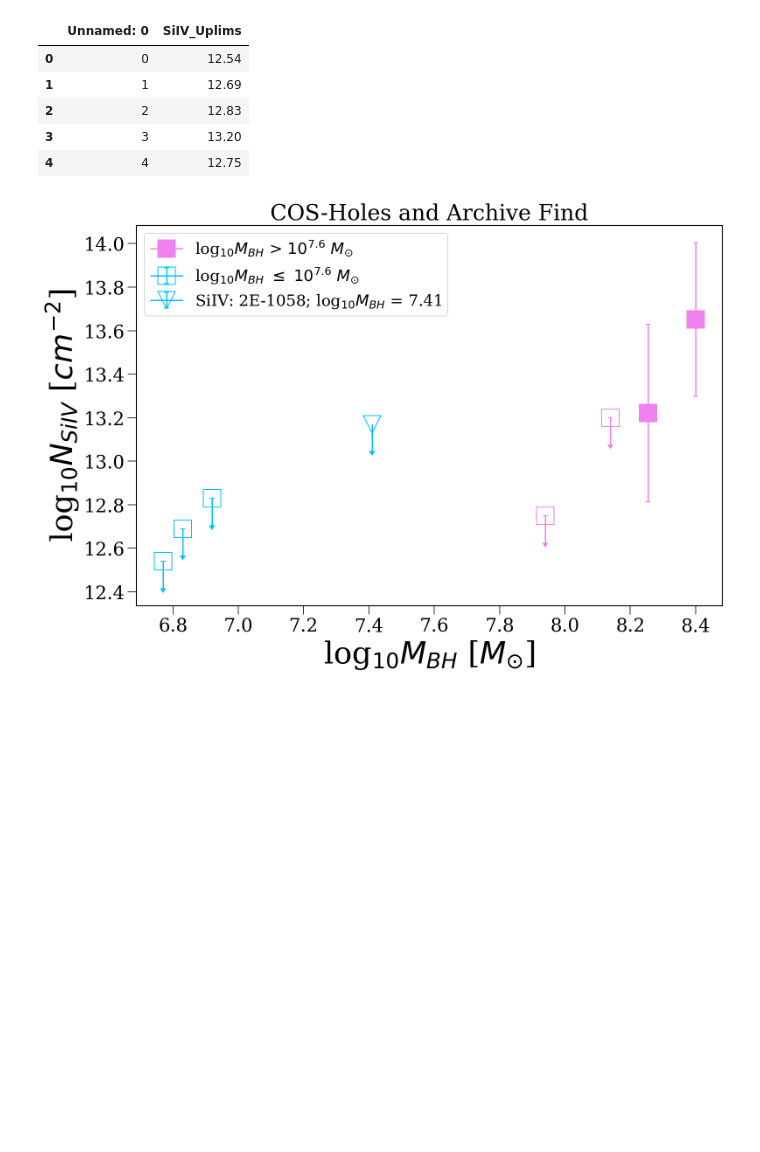
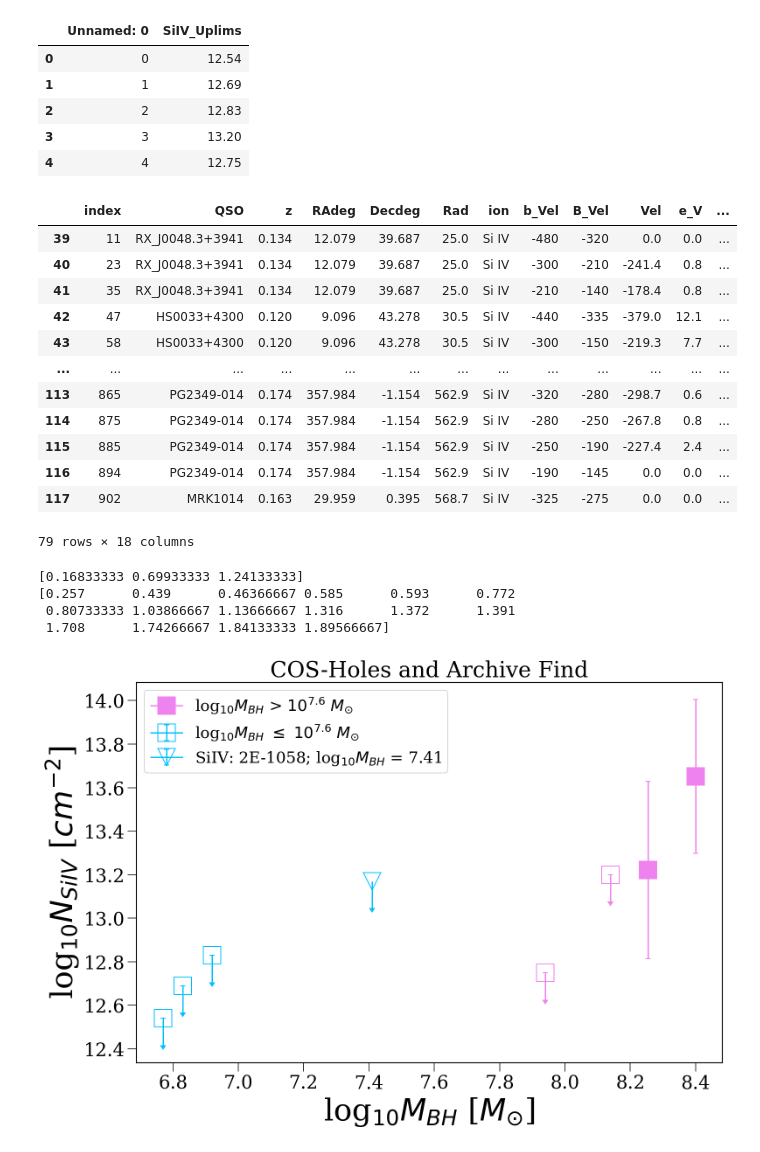
Before and after one commit to samlugarza/COS-Holes, a Jupyter notebook: veeper_and_voigt/COS-Holes_SiIV_Analysis.ipynb, the cells around one changed output. Saved outputs shown, nothing was run; the diff lists cells and outputs as text; code cells hidden in the pictures; blank space fills up the shorter version.

```diff
--- a/veeper_and_voigt/COS-Holes_SiIV_Analysis.ipynb
+++ b/veeper_and_voigt/COS-Holes_SiIV_Analysis.ipynb
@@ -131,11 +131,21 @@ rproj = np.array(gal_param_df['Rproj'])
 # %%
 # #M31 Data (Project AMIGA) Detections (and taking out the MS contaminations)
 
 amiga_2 = pd.read_csv('/Users/samgarza/Documents/Sam_COSHoles_Analysis/amiga_2_civandsiiv_det_sum.csv')
 
 amiga_2_siiv = amiga_2.loc[(amiga_2['ion']=='Si IV')] #& (amiga_2['ion']=='Si IV')]
-
-#Getting the SiIV sums, detections and upper limits
-amiga_2_siiv_sum = amiga_2_siiv.loc[(amiga_2_siiv['sumlogN']!= 0) & (amiga_2_siiv['MS']== 0)]
-amiga_2_siiv_det = amiga_2_siiv_sum.loc[(amiga_2_siiv_sum['f_logN']!= -1) & (amiga_2_siiv_sum['MS']== 0)]
-amiga_2_siiv_up = amiga_2_siiv_sum.loc[(amiga_2_siiv_sum['f_logN']== -1) & (amiga_2_siiv_sum['MS']== 0)]
+amiga_2_siiv
+# %% [output]
+|  | index | QSO | z | RAdeg | Decdeg | Rad | ion | b_Vel | B_Vel | Vel | e_V | ... |
+| 39 | 11 | RX_J0048.3+3941 | 0.134 | 12.079 | 39.687 | 25.0 | Si IV | -480 | -320 | 0.0 | 0.0 | ... |
+| 40 | 23 | RX_J0048.3+3941 | 0.134 | 12.079 | 39.687 | 25.0 | Si IV | -300 | -210 | -241.4 | 0.8 | ... |
+| 41 | 35 | RX_J0048.3+3941 | 0.134 | 12.079 | 39.687 | 25.0 | Si IV | -210 | -140 | -178.4 | 0.8 | ... |
+| 42 | 47 | HS0033+4300 | 0.120 | 9.096 | 43.278 | 30.5 | Si IV | -440 | -335 | -379.0 | 12.1 | ... |
+| 43 | 58 | HS0033+4300 | 0.120 | 9.096 | 43.278 | 30.5 | Si IV | -300 | -150 | -219.3 | 7.7 | ... |
+| ... | ... | ... | ... | ... | ... | ... | ... | ... | ... | ... | ... | ... |
+| 113 | 865 | PG2349-014 | 0.174 | 357.984 | -1.154 | 562.9 | Si IV | -320 | -280 | -298.7 | 0.6 | ... |
+| 114 | 875 | PG2349-014 | 0.174 | 357.984 | -1.154 | 562.9 | Si IV | -280 | -250 | -267.8 | 0.8 | ... |
+| 115 | 885 | PG2349-014 | 0.174 | 357.984 | -1.154 | 562.9 | Si IV | -250 | -190 | -227.4 | 2.4 | ... |
+| 116 | 894 | PG2349-014 | 0.174 | 357.984 | -1.154 | 562.9 | Si IV | -190 | -145 | 0.0 | 0.0 | ... |
+| 117 | 902 | MRK1014 | 0.163 | 29.959 | 0.395 | 568.7 | Si IV | -325 | -275 | 0.0 | 0.0 | ... |
+79 rows × 18 columns
@@ -142,3 +159,21 @@ amiga_2_siiv_up = amiga_2_siiv_sum.loc[(amiga_2_siiv_sum['f_logN']== -1) & (amig
+# %%
+#Calculating the Project AMIGA Rproj/Rvir so that I can add to future plot
+amiga_m31_rvrir = 300 #kpc
+
+#Detections
+amiga_siiv_det_R = np.array(amiga_2_siiv_det['Rad'])
+#amiga_siiv_det_RRvir = amiga_siiv_det_R/amiga_m31_rvrir
+print(amiga_siiv_det_RRvir)
+
+#Upper Limits
+amiga_siiv_up_R = np.array(amiga_2_siiv_up['Rad'])
+amiga_siiv_up_RRvir = amiga_siiv_up_R/amiga_m31_rvrir
+print(amiga_siiv_up_RRvir)
+# %% [output]
+[0.16833333 0.69933333 1.24133333]
+[0.257      0.439      0.46366667 0.585      0.593      0.772
+ 0.80733333 1.03866667 1.13666667 1.316      1.372      1.391
+ 1.708      1.74266667 1.84133333 1.89566667]
 # %%
 plt.figure(1, figsize=(12,8))
 
```
Also changed, not shown: parts of 4 cells of this notebook, 1 other file.
